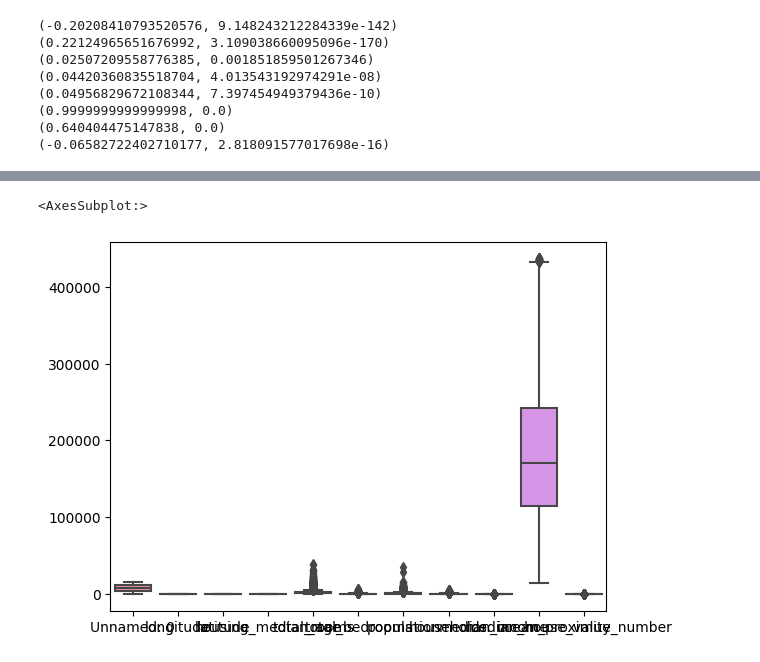
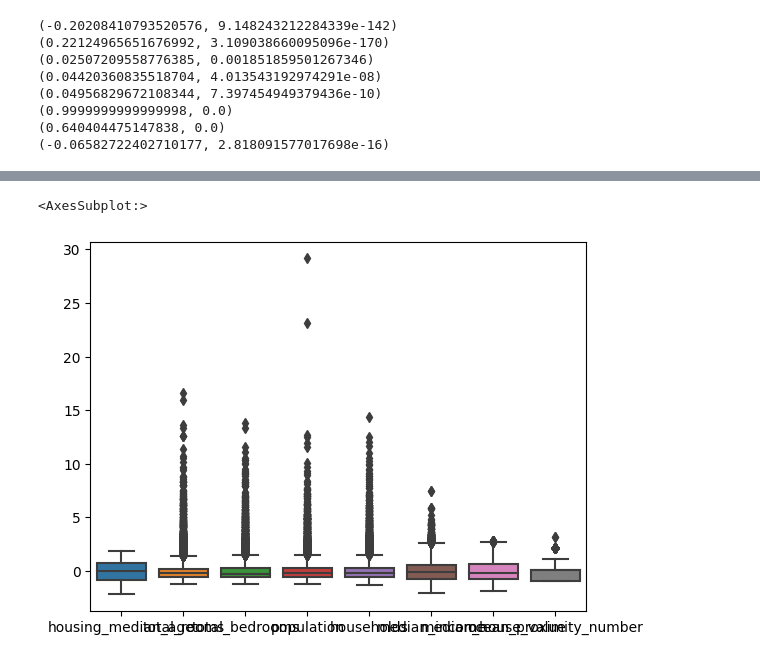
Before and after one commit to ellanaca/L-IA-au-service-des-agents-immobiliers, a Jupyter notebook: Notebook inférence.ipynb, the cells around one changed output, grey strips where cells are left out. Cells and saved outputs as stored; diff of their text form; code cells hidden in the pictures.

```diff
--- a/Notebook inférence.ipynb
+++ b/Notebook inférence.ipynb
@@ -69,3 +55,5 @@ for i in columns:
 (0.9999999999999998, 0.0)
 (0.640404475147838, 0.0)
 (-0.06582722402710177, 2.818091577017698e-16)
+# %%
+immo = data_immo.drop(['Unnamed: 0','longitude','latitude'],axis = 1)
@@ -71,0 +62,8 @@ for i in columns:
+# %%
+from sklearn.preprocessing import StandardScaler
+
+scaler = StandardScaler()
+print(scaler.fit(immo))
+StandardScaler()
+print(scaler.mean_)
+scale_immo = scaler.transform(immo)
@@ -71,0 +74,4 @@ for i in columns:
+# %%
+scale_immo_to_df = pd.DataFrame(scale_immo)
+scale_immo_to_df = scale_immo_to_df.rename(columns={0:'housing_median_age', 1:'total_rooms',2:'total_bedrooms',3:'population',4:'households',5:'median_income',6:'median_house_value',7:'ocean_proximity_number'}, errors='raise')
+scale_immo_to_df
@@ -72,5 +92,5 @@ for i in columns:
 # %%
-sns.boxplot(data=data_immo)
+sns.boxplot(data = scale_immo_to_df)
 # %% [output]
 <AxesSubplot:>
-[figure, old version]
+[figure, new version]
```
Also changed, not shown: parts of 4 cells of this notebook, 2 other files.
